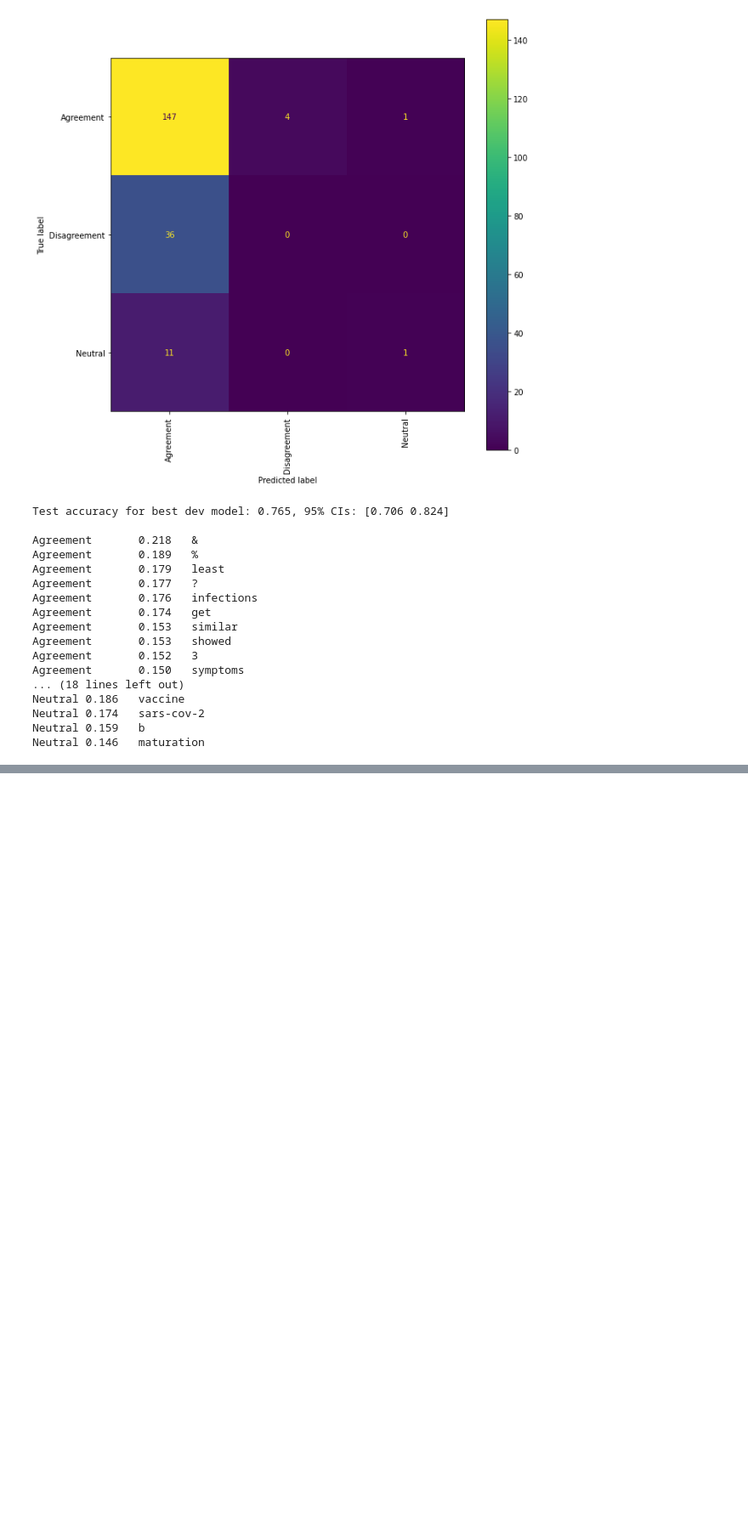
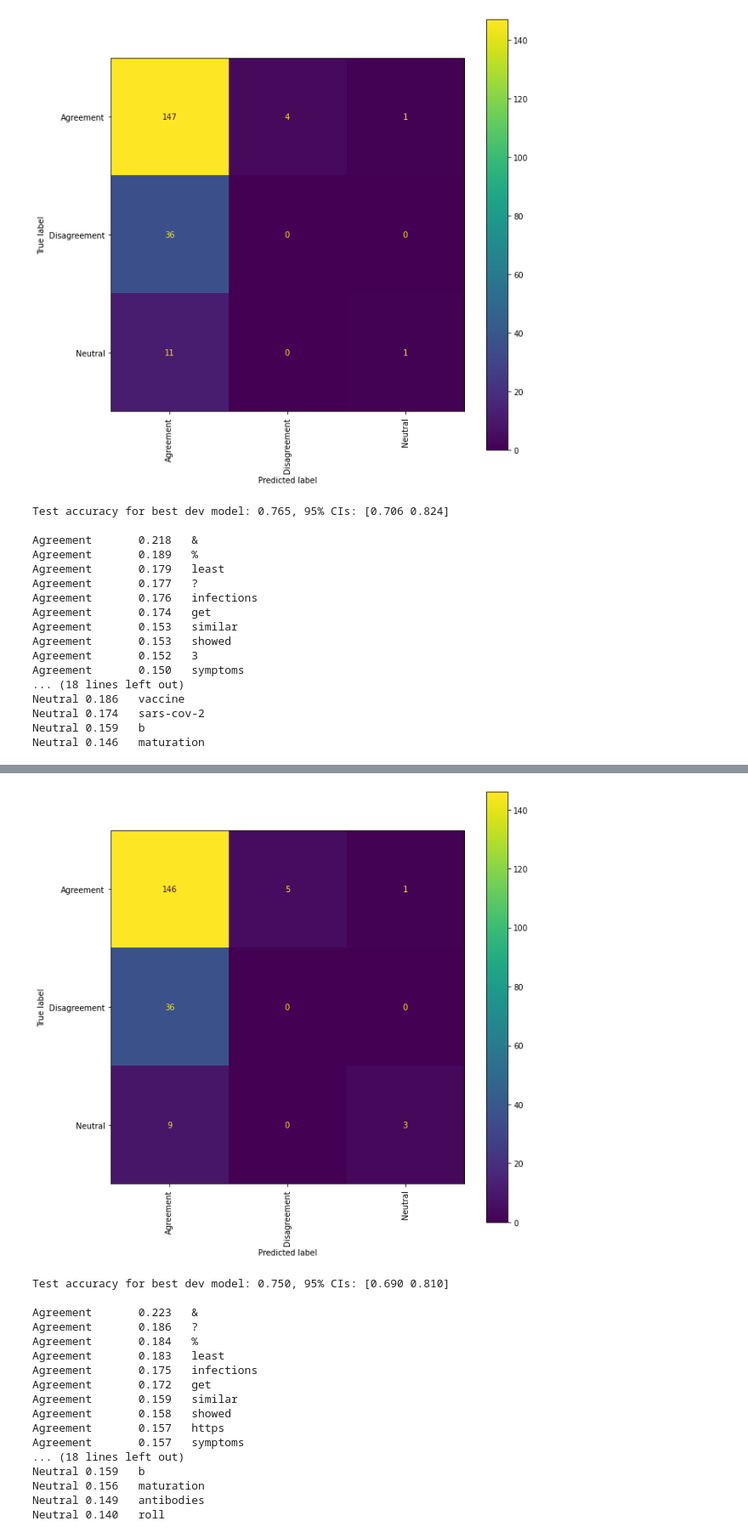
Before and after one commit to mangalm96/agreement_reddit_ap, a Jupyter notebook: LogReg.ipynb, the cells around one changed output, grey strips where cells are left out. Shown at 85% size. Saved outputs shown, nothing was run; the diff lists cells and outputs as text; code cells hidden in the pictures; blank space fills up the shorter version.

Commit message:
added punct removal

```diff
--- a/LogReg.ipynb
+++ b/LogReg.ipynb
@@ -514,0 +524,53 @@ Neutral 0.146   maturation
+# %%
+def punct_removal(data):
+  # remove punctutation
+  filt_data = re.sub(r'[^\w\d\s\?\%\&]+', '', data)
+
+  return filt_data
+# %%
+def run_punct(trainingFile, devFile, testFile):
+    trainX, trainY=load_data(trainingFile)
+    devX, devY=load_data(devFile)
+    testX, testY=load_data(testFile)
+
+    # remove stopwords
+    trainX = list(map(remove_stop_df, trainX))
+    devX = list(map(remove_stop_df, devX))
+    testX = list(map(remove_stop_df, testX))
+
+    # remove punct
+    trainX = list(map(punct_removal, trainX))
+    devX = list(map(punct_removal, devX))
+    testX = list(map(punct_removal, testX))
+
+    simple_classifier = Classifier(binary_bow_featurize, trainX, trainY, devX, devY, testX, testY)
+    simple_classifier.train()
+    accuracy=simple_classifier.test()
+
+    print_confusion(simple_classifier)
+
+    lower, upper=confidence_intervals(accuracy, len(devY), .95)
+    print("Test accuracy for best dev model: %.3f, 95%% CIs: [%.3f %.3f]\n" % (accuracy, lower, upper))
+
+    simple_classifier.printWeights()
+# %%
+run_punct(trainingFile, devFile, testFile)
+# %% [output]
+[figure, added]
+Test accuracy for best dev model: 0.750, 95% CIs: [0.690 0.810]
+
+Agreement       0.223   &
+Agreement       0.186   ?
+Agreement       0.184   %
+Agreement       0.183   least
+Agreement       0.175   infections
+Agreement       0.172   get
+Agreement       0.159   similar
+Agreement       0.158   showed
+Agreement       0.157   https
+Agreement       0.157   symptoms
+... (18 lines left out)
+Neutral 0.159   b
+Neutral 0.156   maturation
+Neutral 0.149   antibodies
+Neutral 0.140   roll
```
Also changed, not shown: parts of 8 cells of this notebook.
